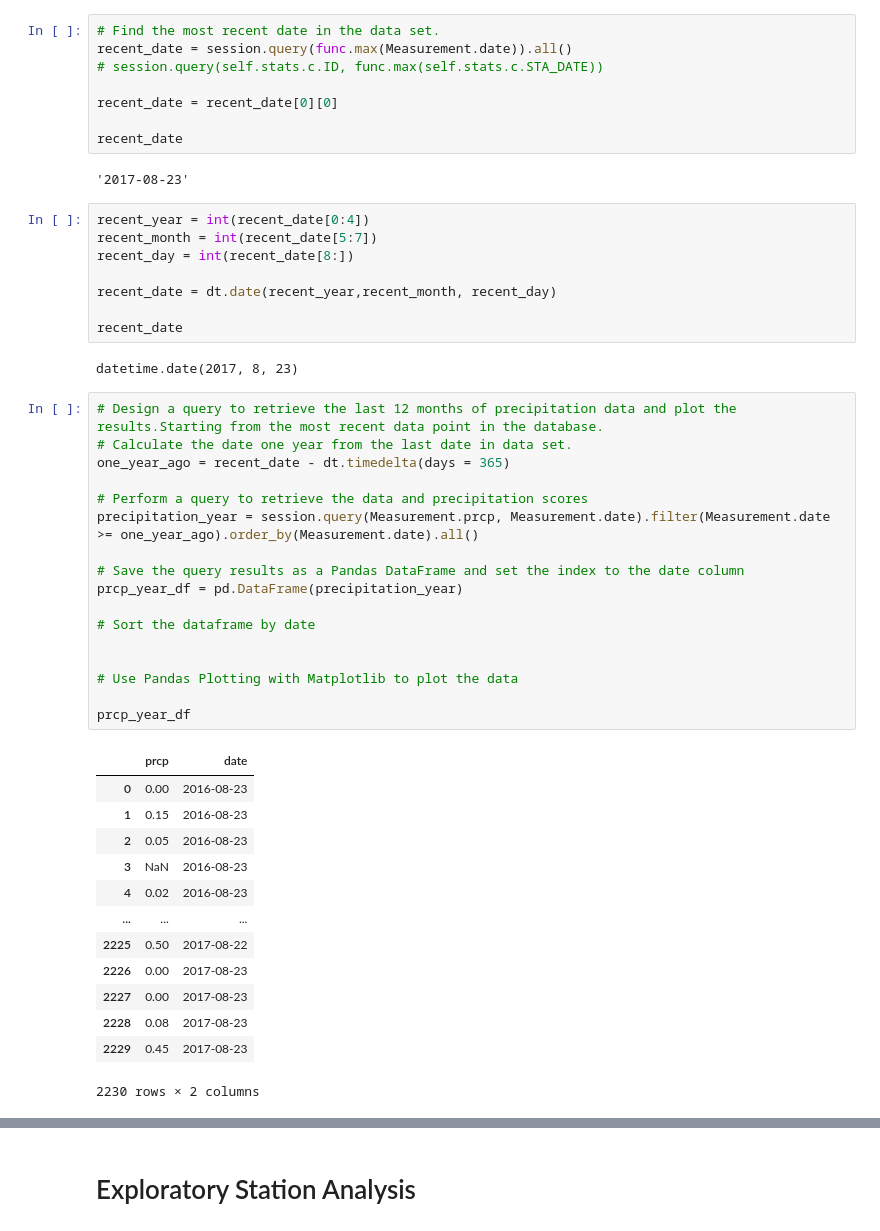
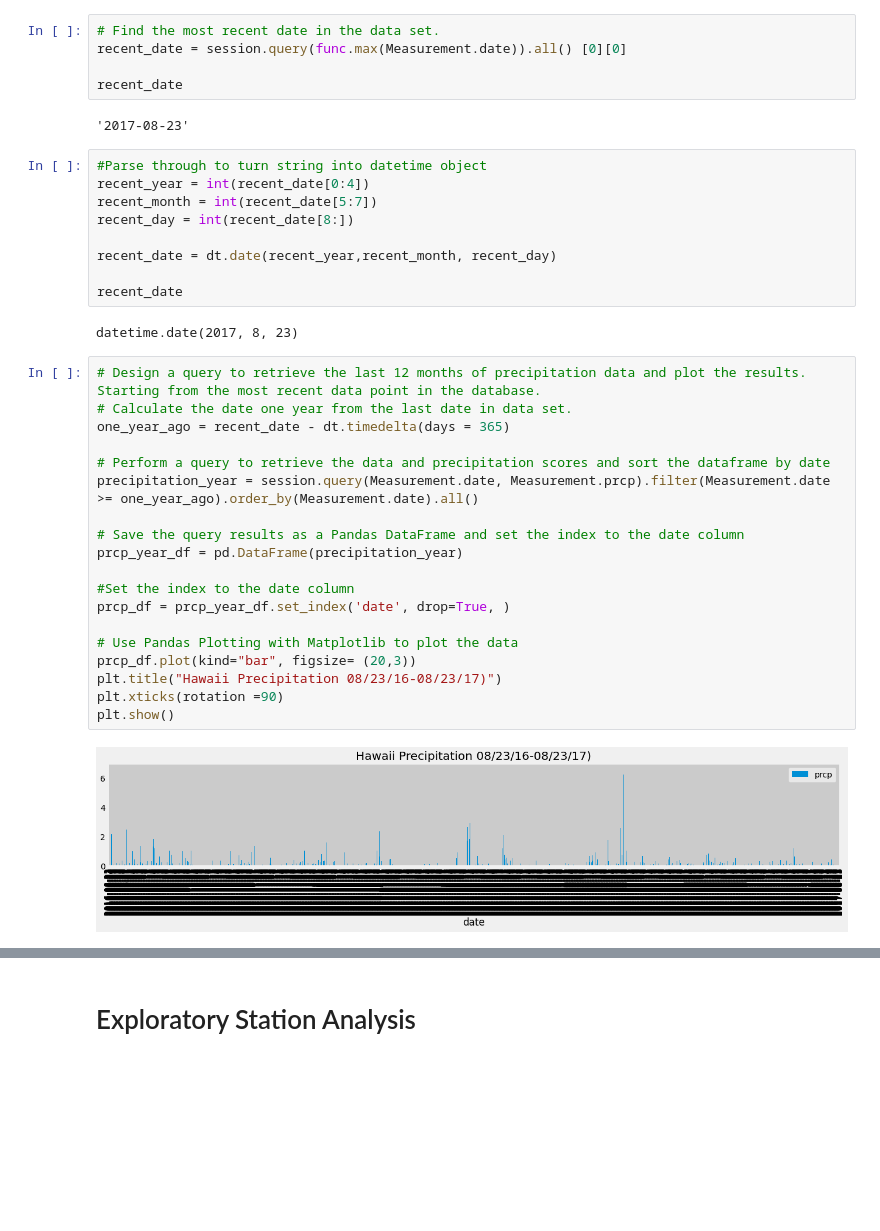
Before and after one commit to eenabow/sqlalchemy-challenge, a Jupyter notebook: climate_starter.ipynb, the cells around one changed output, grey strips where cells are left out. Cells and saved outputs as stored; diff of their text form; blank space fills up the shorter version.

Commit message:
Adding code for beginning plot

```diff
--- a/climate_starter.ipynb
+++ b/climate_starter.ipynb
@@ -66,15 +68,13 @@ first_row.__dict__
 # Exploratory Precipitation Analysis
 # %%
 # Find the most recent date in the data set.
-recent_date = session.query(func.max(Measurement.date)).all()
-# session.query(self.stats.c.ID, func.max(self.stats.c.STA_DATE))
-
-recent_date = recent_date[0][0]
+recent_date = session.query(func.max(Measurement.date)).all() [0][0]
 
 recent_date
 # %% [output]
 '2017-08-23'
 # %%
+#Parse through to turn string into datetime object
 recent_year = int(recent_date[0:4])
 recent_month = int(recent_date[5:7])
 recent_day = int(recent_date[8:])
@@ -85,35 +85,25 @@ recent_date
 # %% [output]
 datetime.date(2017, 8, 23)
 # %%
-# Design a query to retrieve the last 12 months of precipitation data and plot the results.Starting from the most recent data point in the database.
+# Design a query to retrieve the last 12 months of precipitation data and plot the results. Starting from the most recent data point in the database.
 # Calculate the date one year from the last date in data set.
 one_year_ago = recent_date - dt.timedelta(days = 365)
 
-# Perform a query to retrieve the data and precipitation scores
-precipitation_year = session.query(Measurement.prcp, Measurement.date).filter(Measurement.date >= one_year_ago).order_by(Measurement.date).all()
+# Perform a query to retrieve the data and precipitation scores and sort the dataframe by date
+precipitation_year = session.query(Measurement.date, Measurement.prcp).filter(Measurement.date >= one_year_ago).order_by(Measurement.date).all()
 
 # Save the query results as a Pandas DataFrame and set the index to the date column
 prcp_year_df = pd.DataFrame(precipitation_year)
 
-# Sort the dataframe by date
-
+#Set the index to the date column
+prcp_df = prcp_year_df.set_index('date', drop=True, )
 
 # Use Pandas Plotting with Matplotlib to plot the data
-
-prcp_year_df
+prcp_df.plot(kind="bar", figsize= (20,3))
+plt.title("Hawaii Precipitation 08/23/16-08/23/17)")
+plt.xticks(rotation =90)
+plt.show()
 # %% [output]
-|  | prcp | date |
-| 0 | 0.00 | 2016-08-23 |
-| 1 | 0.15 | 2016-08-23 |
-| 2 | 0.05 | 2016-08-23 |
-| 3 | NaN | 2016-08-23 |
-| 4 | 0.02 | 2016-08-23 |
-| ... | ... | ... |
-| 2225 | 0.50 | 2017-08-22 |
-| 2226 | 0.00 | 2017-08-23 |
-| 2227 | 0.00 | 2017-08-23 |
-| 2228 | 0.08 | 2017-08-23 |
-| 2229 | 0.45 | 2017-08-23 |
-2230 rows × 2 columns
+[figure, added]
 # %%
 # Use Pandas to calcualte the summary statistics for the precipitation data
```
Also changed, not shown: parts of 9 cells of this notebook.
